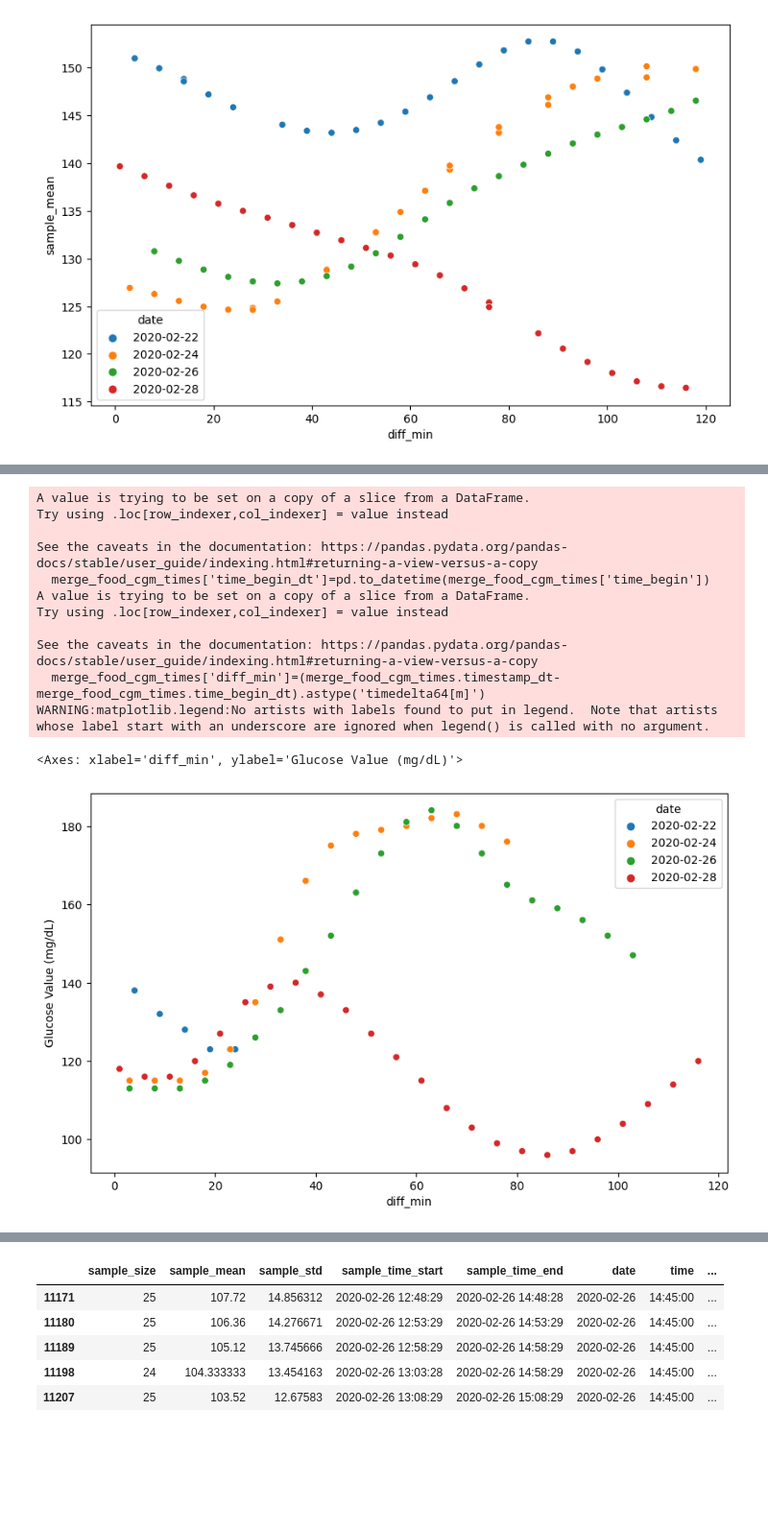
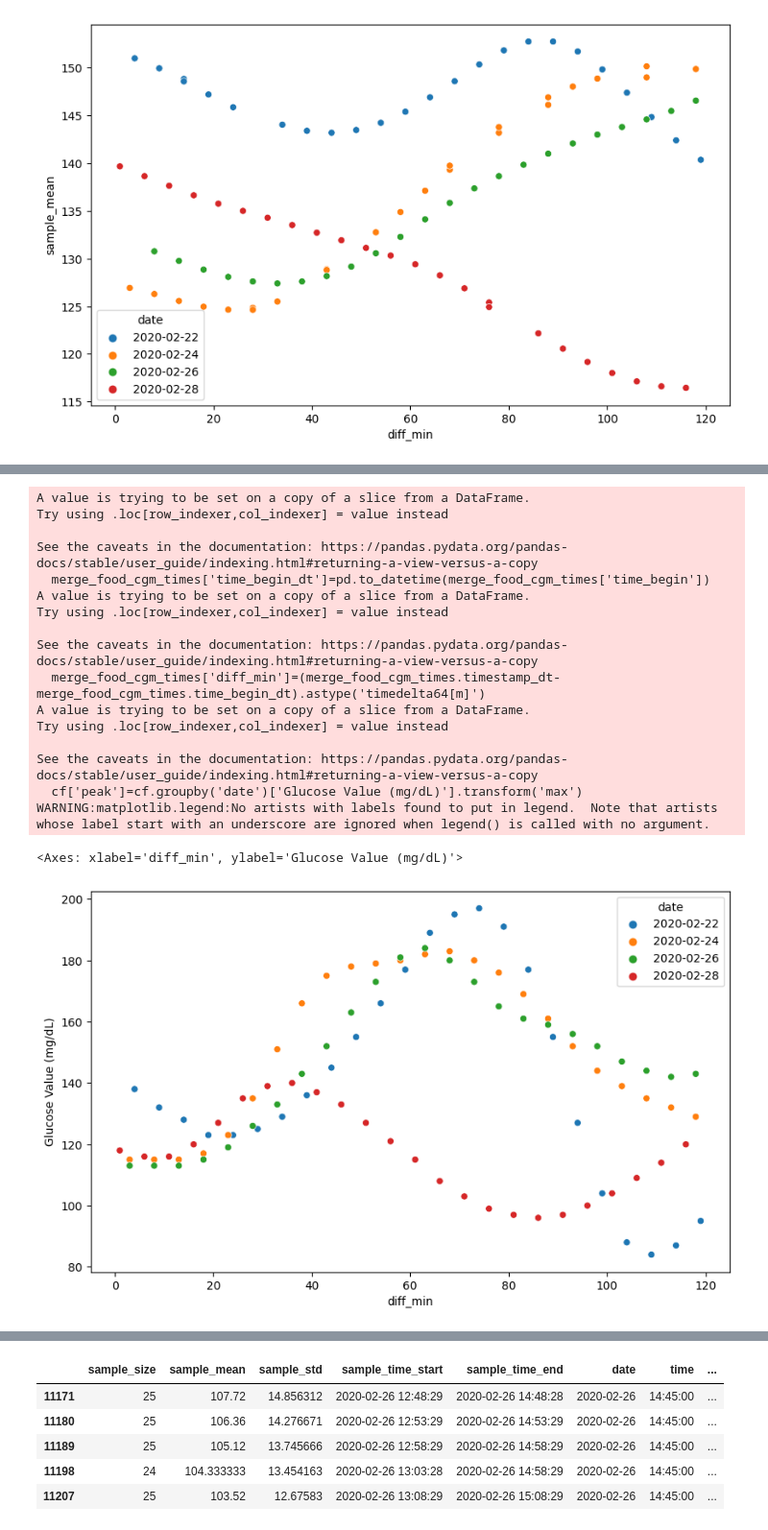
Before and after one commit to KarnikaSingh/BME, a Jupyter notebook: PD_Analysis.ipynb, the cells around one changed output, grey strips where cells are left out. Shown at 96% size. Drawn from its saved outputs; the diff is of its cells as text; code cells hidden in the pictures; blank space fills up the shorter version.

```diff
--- a/PD_Analysis.ipynb
+++ b/PD_Analysis.ipynb
@@ -1018,35 +1031,51 @@ food_cgm_two_near[food_cgm_two_near['logged_food']=='Corn Flakes']
+# %%
+cgm_two['date']=pd.to_datetime(cgm_two['timestamp_dt']).dt.date
 # %%
 #Non rolling predcitions
-#merge_food_cgm_two=pd.merge(cgm_two,food_two,left_on=['date'],right_on=['date'])
+merge_food_cgm_two=pd.merge(cgm_two,food_two,left_on=['date'],right_on=['date'])
 
 def merge_func(merge_food_cgm_two):
-    merge_food_cgm_two_resp=food_cgm_two_near[(food_cgm_two_near['timestamp_dt']>=food_cgm_two_near['time_begin'])&(food_cgm_two_near['timestamp_dt']<=food_cgm_two_near['time_begin_win'])]
+    merge_food_cgm_two_resp=merge_food_cgm_two[(merge_food_cgm_two['timestamp_dt']>=merge_food_cgm_two['time_begin'])&(merge_food_cgm_two['timestamp_dt']<=merge_food_cgm_two['time_begin_win'])]
     return merge_food_cgm_two_resp
 
-merge_food_cgm_times=merge_func(food_cgm_two_near)
+merge_food_cgm_times=merge_func(merge_food_cgm_two)
 
 merge_food_cgm_times['time_begin_dt']=pd.to_datetime(merge_food_cgm_times['time_begin'])
 merge_food_cgm_times['diff_min']=(merge_food_cgm_times.timestamp_dt-merge_food_cgm_times.time_begin_dt).astype('timedelta64[m]')
 
 cf=merge_food_cgm_times[merge_food_cgm_times['logged_food']=='Corn Flakes']
 cf.date.unique()
 
+cf['peak']=cf.groupby('date')['Glucose Value (mg/dL)'].transform('max')
+import seaborn as sns
 
-import seaborn as sns
+#fig,ax=plt.plot(figsize=(10,6))
+#palette = ['r','b','g']
+
 plt.figure(figsize=(10,6))
 plt.legend(loc='center left', bbox_to_anchor=(1.25, 0.5), ncol=1)
 sns.scatterplot(data=cf, x="diff_min", y="Glucose Value (mg/dL)",hue='date')
+
+#for item, color in zip(cf.groupby('date'),palette):
+    #item[1] is a grouped data frame
+ #   for x,y,m in item[1][['diff_min','Glucose Value (mg/dL)','peak']].values:
+  #      ax.text(x,y,f'{m:.2f}',color=color)
 # %% [output]
 A value is trying to be set on a copy of a slice from a DataFrame.
 Try using .loc[row_indexer,col_indexer] = value instead
 
 See the caveats in the documentation: https://pandas.pydata.org/pandas-docs/stable/user_guide/indexing.html#returning-a-view-versus-a-copy
   merge_food_cgm_times['time_begin_dt']=pd.to_datetime(merge_food_cgm_times['time_begin'])
 A value is trying to be set on a copy of a slice from a DataFrame.
 Try using .loc[row_indexer,col_indexer] = value instead
 
 See the caveats in the documentation: https://pandas.pydata.org/pandas-docs/stable/user_guide/indexing.html#returning-a-view-versus-a-copy
   merge_food_cgm_times['diff_min']=(merge_food_cgm_times.timestamp_dt-merge_food_cgm_times.time_begin_dt).astype('timedelta64[m]')
+A value is trying to be set on a copy of a slice from a DataFrame.
+Try using .loc[row_indexer,col_indexer] = value instead
+
+See the caveats in the documentation: https://pandas.pydata.org/pandas-docs/stable/user_guide/indexing.html#returning-a-view-versus-a-copy
+  cf['peak']=cf.groupby('date')['Glucose Value (mg/dL)'].transform('max')
 WARNING:matplotlib.legend:No artists with labels found to put in legend.  Note that artists whose label start with an underscore are ignored when legend() is called with no argument.
 <Axes: xlabel='diff_min', ylabel='Glucose Value (mg/dL)'>
-[figure, old version]
+[figure, new version]
```
Also changed, not shown: parts of 9 cells of this notebook.
